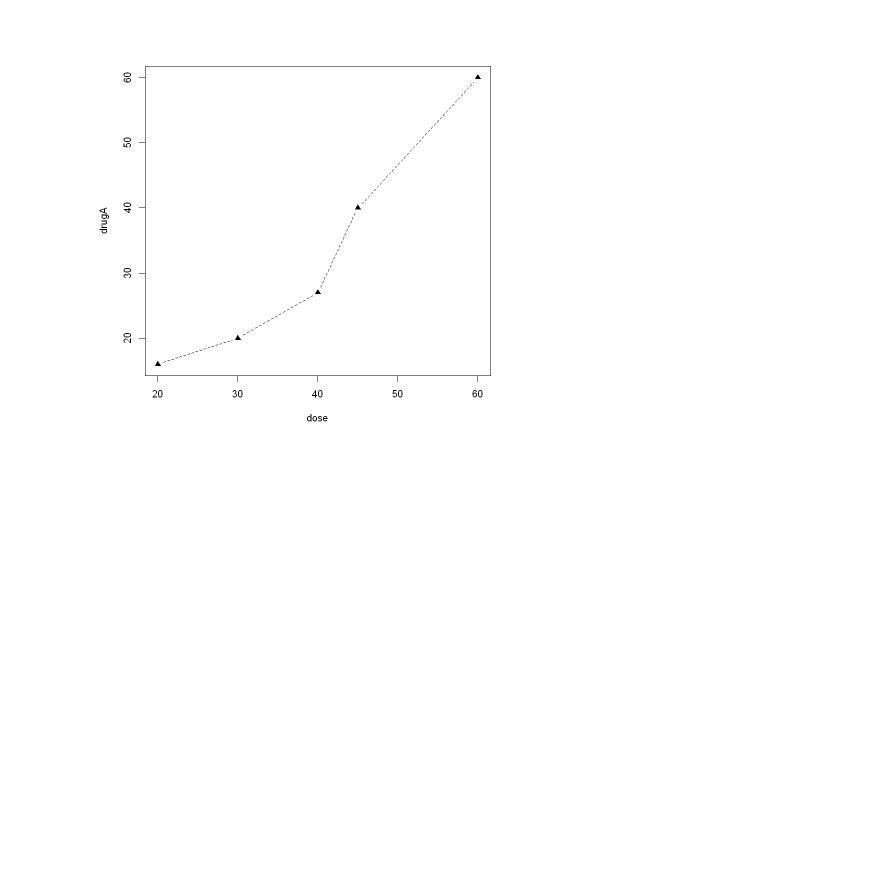
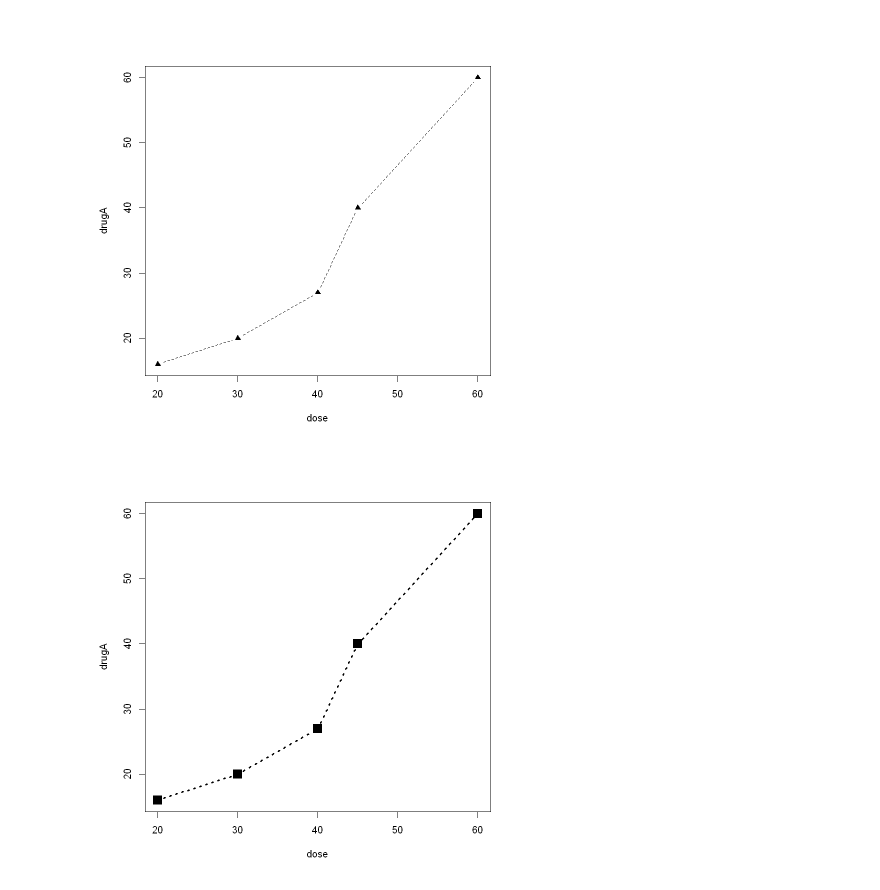
Before and after one commit to ruishuQU/R-IN-ACTION, a Jupyter notebook: code/ch03 图形初阶.ipynb, the cells around one changed output. Cells and saved outputs as stored; diff of their text form; code cells hidden in the pictures; blank space fills up the shorter version.

```diff
--- a/code/ch03 图形初阶.ipynb
+++ b/code/ch03 图形初阶.ipynb
@@ -72,3 +72,8 @@ plot(dose,drugA,type = "b")
 par(opar)
 # %% [output]
 [figure]
+# %%
+# 3.3.1 符号和线条
+plot(dose,drugA,type = "b",lty = 3,lwd = 3,pch = 15,cex = 2)
+# %% [output]
+[figure, added]
```
Also changed, not shown: parts of 1 cell of this notebook.
